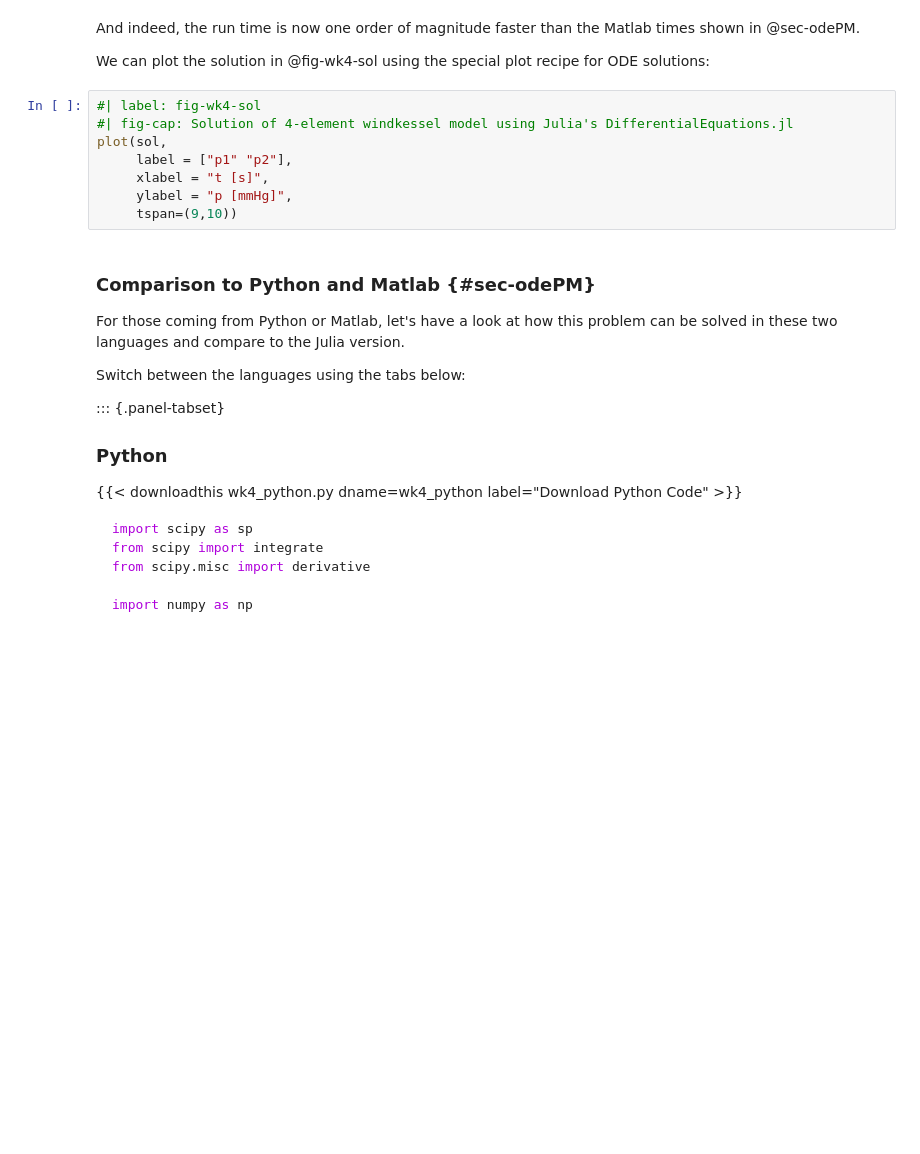
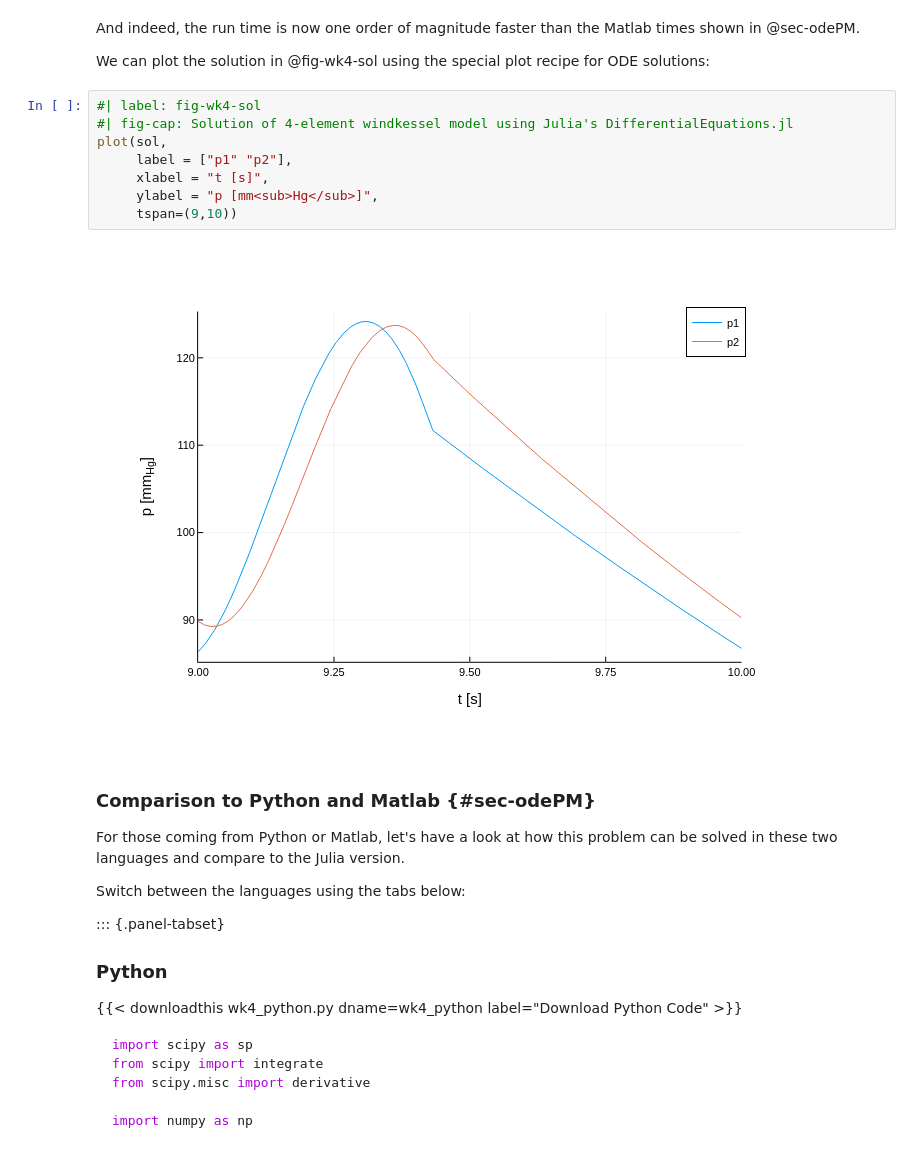
Before and after one commit to TS-CUBED/JuliaForEngStudents, a Jupyter notebook: ODEsolver.ipynb, the cells around one changed output. Saved outputs shown, nothing was run; the diff lists cells and outputs as text; blank space fills up the shorter version.

```diff
--- a/ODEsolver.ipynb
+++ b/ODEsolver.ipynb
@@ -142,11 +159,13 @@ We can plot the solution in @fig-wk4-sol using the special plot recipe for ODE s
 # %%
 #| label: fig-wk4-sol
 #| fig-cap: Solution of 4-element windkessel model using Julia's DifferentialEquations.jl
 plot(sol,
      label = ["p1" "p2"],
      xlabel = "t [s]",
-     ylabel = "p [mmHg]",
+     ylabel = "p [mm<sub>Hg</sub>]",
      tspan=(9,10))
+# %% [output]
+[figure, added]
 # %% [markdown]
 ### Comparison to Python and Matlab {#sec-odePM}
 
```
Also changed, not shown: parts of 8 cells of this notebook, 37 other files.
